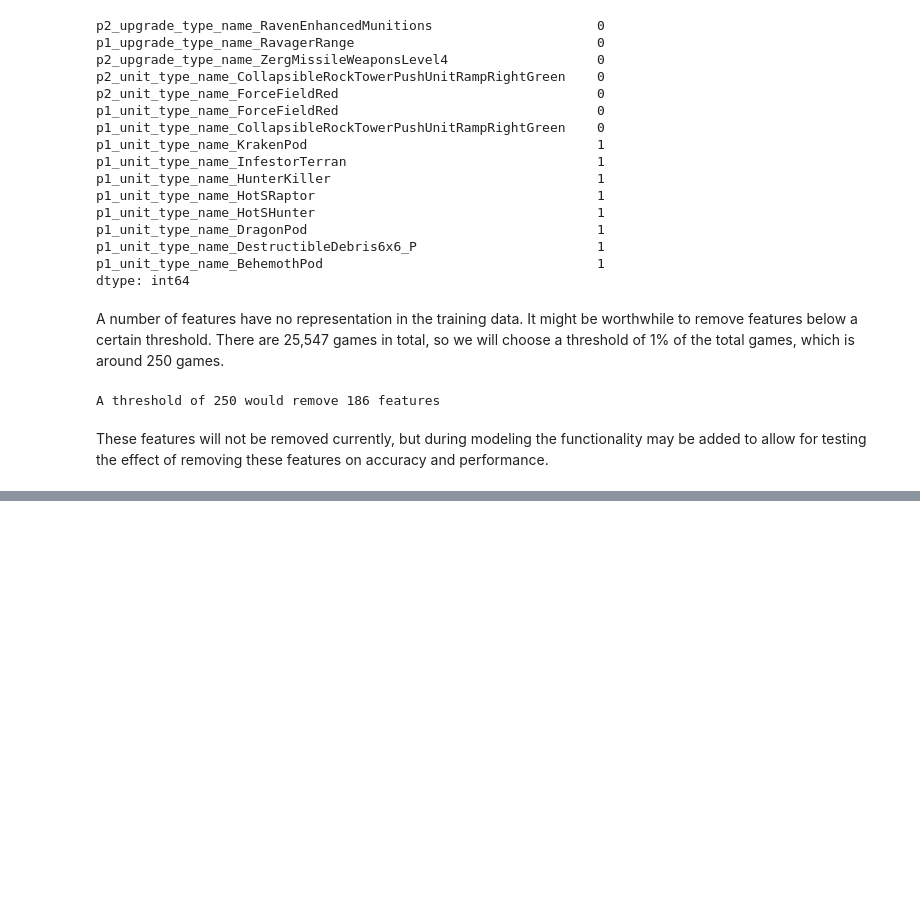
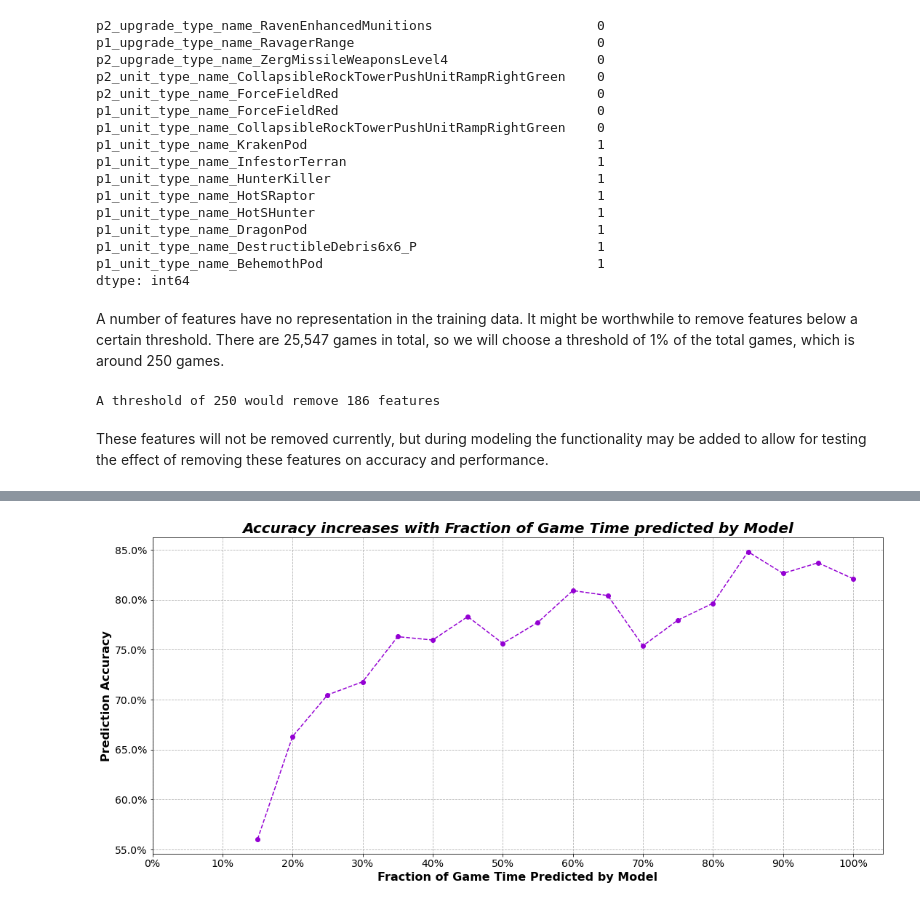
Before and after one commit to jared-a-lloyd/sc2-modeling, a Jupyter notebook: Notebook 3 - Event Data Analysis and Modeling.ipynb, the cells around one changed output, grey strips where cells are left out. Drawn from its saved outputs; the diff is of its cells as text; code cells hidden in the pictures; blank space fills up the shorter version.

```diff
--- a/Notebook 3 - Event Data Analysis and Modeling.ipynb
+++ b/Notebook 3 - Event Data Analysis and Modeling.ipynb
@@ -1718,0 +1700,9 @@ These features will not be removed currently, but during modeling the functional
+# %%
+# construct a df indexed by filehash and note whether prediction was wrong or right
+prediction_results = pd.DataFrame({
+    'filehash': [k for k in partition['val']],
+    'is_correct': [1 if true_labels[i] == predictions[i] else 0 for i in range(len(true_labels))]
+})
+# set the index to filehash
+prediction_results.set_index('filehash', inplace=True)
+prediction_results.head()
@@ -1718,0 +1717,11 @@ These features will not be removed currently, but during modeling the functional
+# %%
+# add spawningtool_df columns to prediction_results
+prediction_results = spawningtool_df.drop(
+    columns=['filename', 'map']
+).set_index('filehash').join(prediction_results).copy()
+
+# drop all NaN in the is_correct column generated by joining
+prediction_results.dropna(subset=['is_correct'], inplace=True)
+display(prediction_results.head())
+prediction_results.shape
+# only the predicted rows remain
@@ -1718,0 +1737,47 @@ These features will not be removed currently, but during modeling the functional
+# %%
+# calculate model_time in seconds
+# each row is 112 frames and each frame is 1/22.4 seconds
+model_time = window_size * 112 / 22.4
+
+# create bins for the elapsed_percent column of every 5%
+bins = np.linspace(0, 1, 21)
+
+# create a series of the mean of is_correct as percent for each bin
+prediction_results_mean = prediction_results['is_correct'].groupby(
+    pd.cut(
+        model_time / prediction_results['game_length'], # in percent
+        bins
+    )
+).mean()
+
+# convert bins in index to numeric values of their upper bound
+prediction_results_mean.index = bins[1:]
+
+# plot
+fig, ax = plt.subplots()
+prediction_results_mean.plot(
+    kind='line',
+    marker='o',
+    linestyle='--',
+    color=list(COLOR_DICT.values())[-1]
+)
+plt.xlabel('Fraction of Game Time Predicted by Model')
+plt.ylabel('Prediction Accuracy')
+plt.title(
+    'Accuracy increases with Fraction of Game Time predicted by Model',
+    style='italic'
+)
+# make xticks every second bin,
+plt.xticks(bins[::2])
+# convert labels to percentages
+# suppress warnings about FixedFormatter
+with warnings.catch_warnings():
+    warnings.simplefilter("ignore")
+    x_labs = ax.get_xticks()
+    ax.set_xticklabels(['{:,.0%}'.format(l) for l in x_labs])
+    y_labs = ax.get_yticks()
+    ax.set_yticklabels(['{:,.1%}'.format(l) for l in y_labs])
+
+plt.show()
+# %% [output]
+[figure, added]
```
Also changed, not shown: parts of 87 cells of this notebook, 9 other files.
